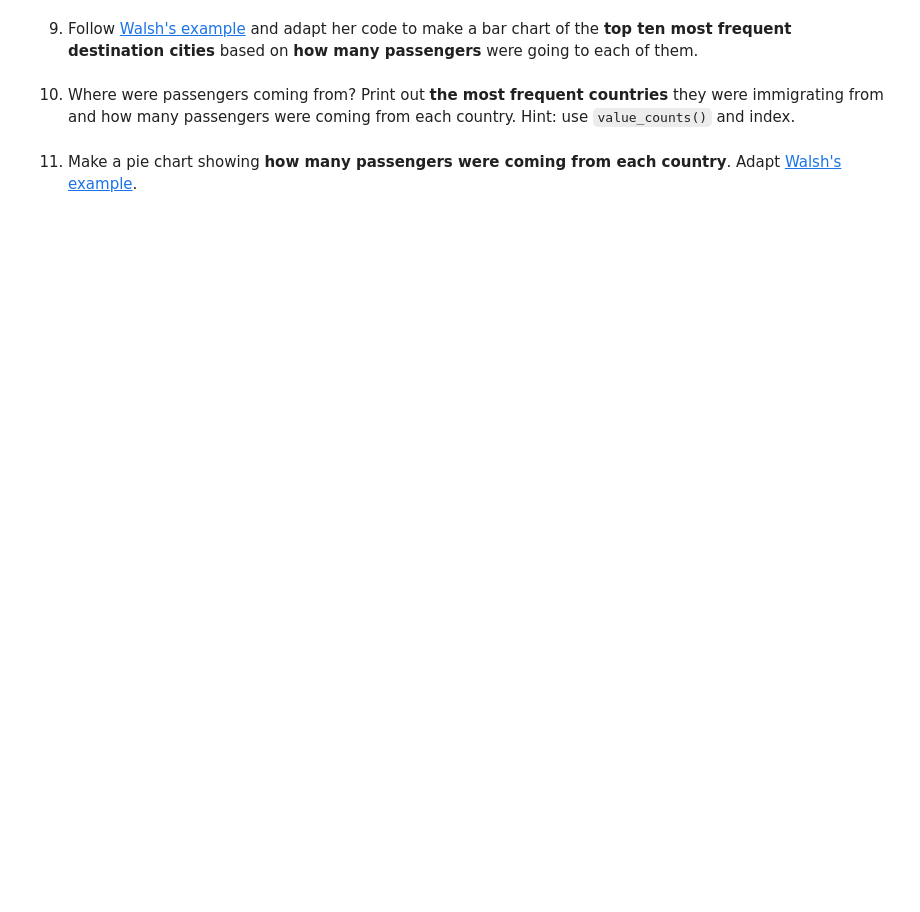
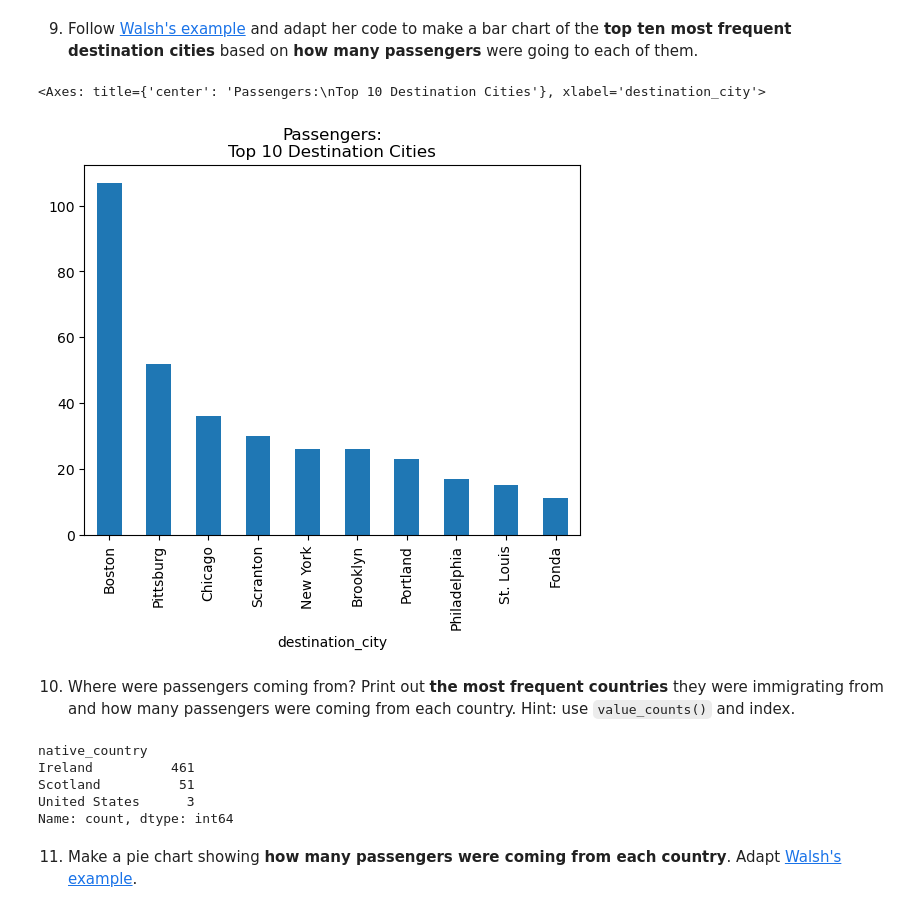
Before and after one commit to RayceLoveland/loveland-sp25-data-materials, a Jupyter notebook: week-07/loveland-hw-06.ipynb, the cells around one changed output. Saved outputs shown, nothing was run; the diff lists cells and outputs as text; code cells hidden in the pictures; blank space fills up the shorter version.

```diff
--- a/week-07/loveland-hw-06.ipynb
+++ b/week-07/loveland-hw-06.ipynb
@@ -50,3 +50,7 @@ For this homework, you will be following many of Melanie Walsh's steps in [Panda
 1. Import the Pandas library (use the alias `pd`) and read in the CSV file, storing the contents of the file as a dataframe named `passengers_df`. Add a second line of code to display the contents of the dataframe (truncated).
 # %%
 #Your Code Here
+import pandas as pd
+
+passengers_df = pd.read_csv('boston-passenger-list-1884.csv', delimiter=",")
+passengers_df
@@ -97,10 +192,21 @@ Your answers here:
 9. Follow [Walsh's example](https://melaniewalsh.github.io/Intro-Cultural-Analytics/03-Data-Analysis/01-Pandas-Basics-Part1.html#:~:text=in%20the%201840s.-,Make%20and%20Save%20Plots,-%C2%B6) and adapt her code to make a bar chart of the **top ten most frequent destination cities** based on **how many passengers** were going to each of them.
 # %%
 #Your Code Here
+passengers_df['destination_city'].value_counts()[:10].plot(kind='bar', title='Passengers:\nTop 10 Destination Cities')
+# %% [output]
+<Axes: title={'center': 'Passengers:\nTop 10 Destination Cities'}, xlabel='destination_city'>
+[figure, added]
 # %% [markdown]
 10. Where were passengers coming from? Print out **the most frequent countries** they were immigrating from and how many passengers were coming from each country. Hint: use `value_counts()` and index.
 # %%
 #Your Code Here
+passengers_df['native_country'].value_counts()
+# %% [output]
+native_country
+Ireland          461
+Scotland          51
+United States      3
+Name: count, dtype: int64
 # %% [markdown]
 11. Make a pie chart showing **how many passengers were coming from each country**. Adapt [Walsh's example](https://melaniewalsh.github.io/Intro-Cultural-Analytics/03-Data-Analysis/01-Pandas-Basics-Part1.html#:~:text=To%20make%20a%20pie%20chart%2C).
 # %%
```
Also changed, not shown: parts of 24 cells of this notebook, 15 other files.
